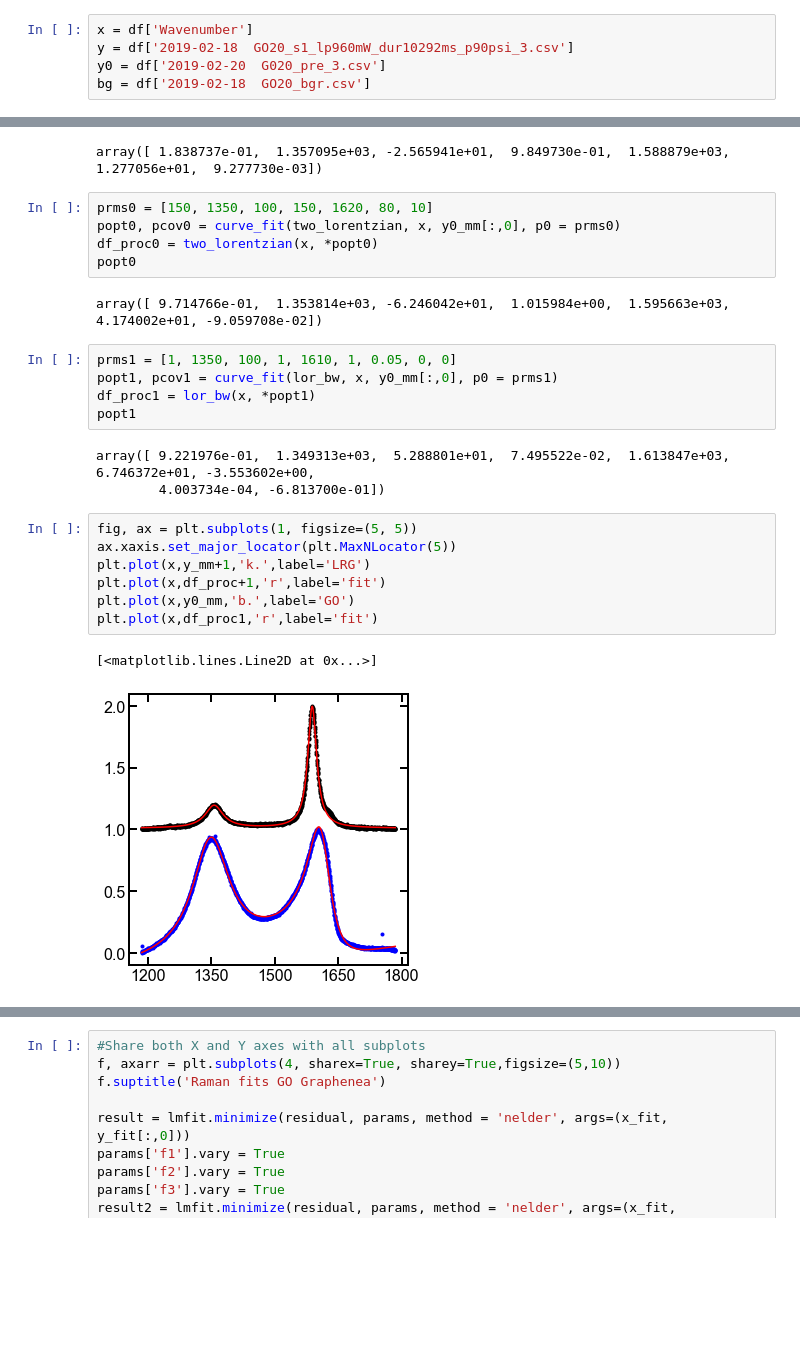
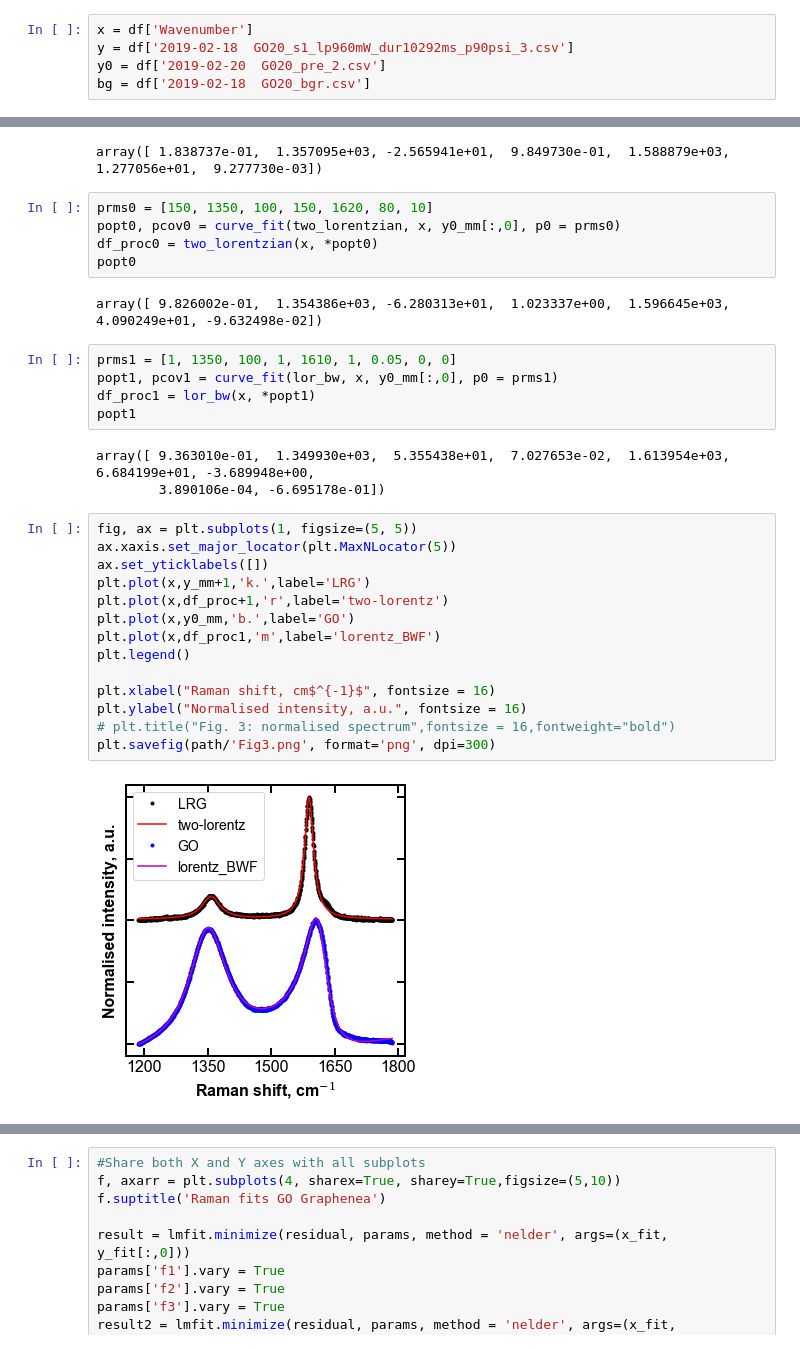
Before and after one commit to hududed/raman-analysis, a Jupyter notebook: nbs/Raman_ALEX.ipynb, the cells around one changed output, grey strips where cells are left out. Saved outputs shown, nothing was run; the diff lists cells and outputs as text; blank space fills up the shorter version.

```diff
--- a/nbs/Raman_ALEX.ipynb
+++ b/nbs/Raman_ALEX.ipynb
@@ -156,7 +156,7 @@ mpl.rcParams['axes.labelsize']    = 16
 # %%
 x = df['Wavenumber']
 y = df['2019-02-18  GO20_s1_lp960mW_dur10292ms_p90psi_3.csv']
-y0 = df['2019-02-20  G020_pre_3.csv']
+y0 = df['2019-02-20  G020_pre_2.csv']
 bg = df['2019-02-18  GO20_bgr.csv']
 # %%
 # create a new plot for showing the spectrum
@@ -268,22 +268,28 @@ popt0, pcov0 = curve_fit(two_lorentzian, x, y0_mm[:,0], p0 = prms0)
 df_proc0 = two_lorentzian(x, *popt0)
 popt0
 # %% [output]
-array([ 9.714766e-01,  1.353814e+03, -6.246042e+01,  1.015984e+00,  1.595663e+03,  4.174002e+01, -9.059708e-02])
+array([ 9.826002e-01,  1.354386e+03, -6.280313e+01,  1.023337e+00,  1.596645e+03,  4.090249e+01, -9.632498e-02])
 # %%
 prms1 = [1, 1350, 100, 1, 1610, 1, 0.05, 0, 0]
 popt1, pcov1 = curve_fit(lor_bw, x, y0_mm[:,0], p0 = prms1)
 df_proc1 = lor_bw(x, *popt1)
 popt1
 # %% [output]
-array([ 9.221976e-01,  1.349313e+03,  5.288801e+01,  7.495522e-02,  1.613847e+03,  6.746372e+01, -3.553602e+00,
-        4.003734e-04, -6.813700e-01])
+array([ 9.363010e-01,  1.349930e+03,  5.355438e+01,  7.027653e-02,  1.613954e+03,  6.684199e+01, -3.689948e+00,
+        3.890106e-04, -6.695178e-01])
 # %%
 fig, ax = plt.subplots(1, figsize=(5, 5))
 ax.xaxis.set_major_locator(plt.MaxNLocator(5))
+ax.set_yticklabels([])
 plt.plot(x,y_mm+1,'k.',label='LRG')
-plt.plot(x,df_proc+1,'r',label='fit')
+plt.plot(x,df_proc+1,'r',label='two-lorentz')
 plt.plot(x,y0_mm,'b.',label='GO')
-plt.plot(x,df_proc1,'r',label='fit')
+plt.plot(x,df_proc1,'m',label='lorentz_BWF')
+plt.legend()
+
+plt.xlabel("Raman shift, cm$^{-1}$", fontsize = 16)
+plt.ylabel("Normalised intensity, a.u.", fontsize = 16)
+# plt.title("Fig. 3: normalised spectrum",fontsize = 16,fontweight="bold")
+plt.savefig(path/'Fig3.png', format='png', dpi=300)
 # %% [output]
-[<matplotlib.lines.Line2D at 0x...>]
-[figure, old version]
+[figure, new version]
```
Also changed, not shown: parts of 42 cells of this notebook.
